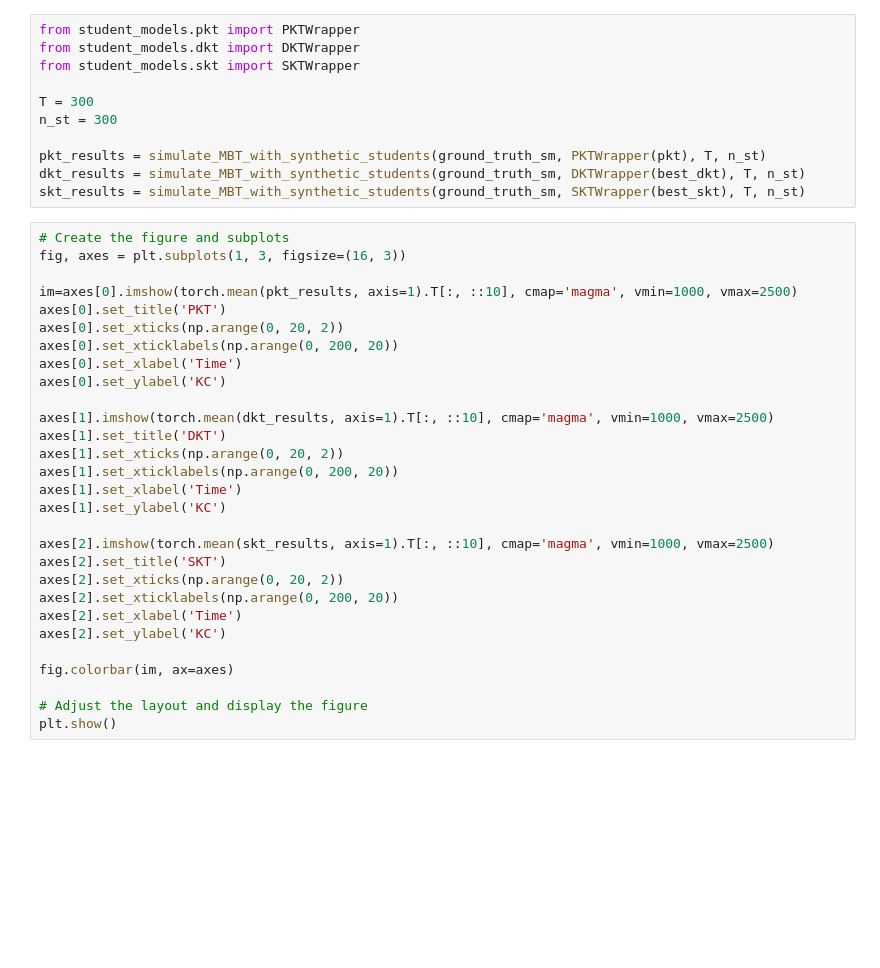
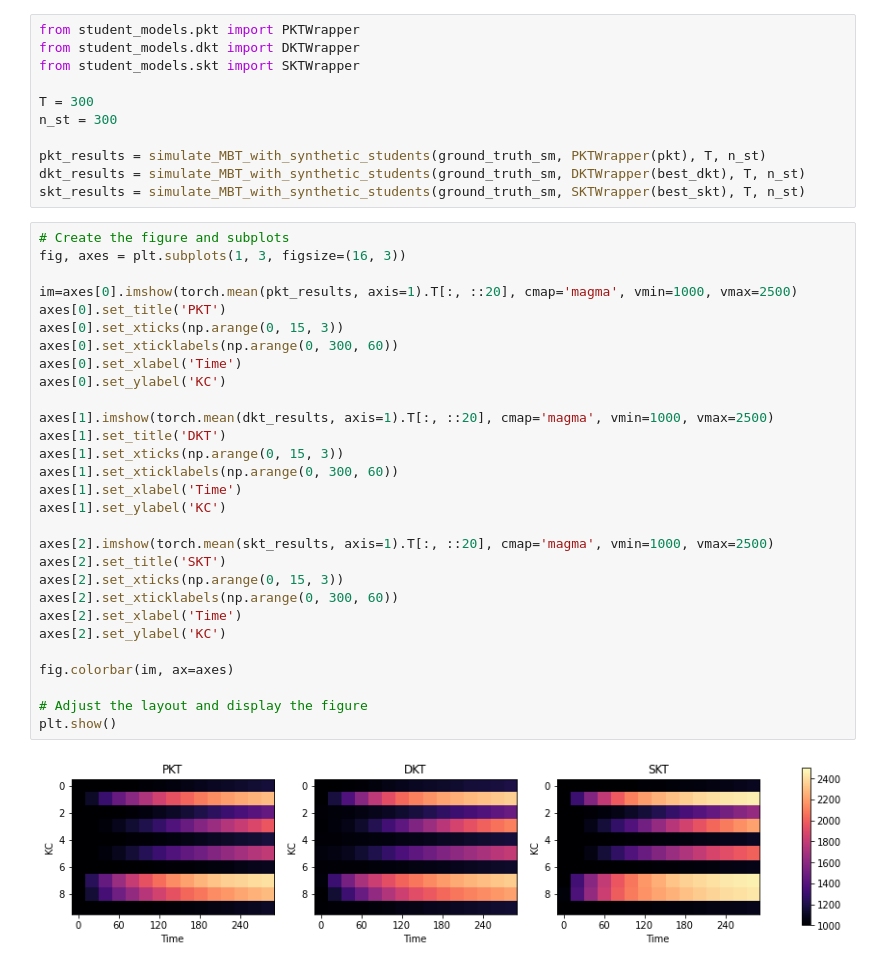
Before and after one commit to sino7/KS-discovery-for-ITS, a Jupyter notebook: README.ipynb, the cells around one changed output. Drawn from its saved outputs; the diff is of its cells as text; blank space fills up the shorter version.

```diff
--- a/README.ipynb
+++ b/README.ipynb
@@ -483,29 +483,31 @@ skt_results = simulate_MBT_with_synthetic_students(ground_truth_sm, SKTWrapper(b
 # %%
 # Create the figure and subplots
 fig, axes = plt.subplots(1, 3, figsize=(16, 3))
 
-im=axes[0].imshow(torch.mean(pkt_results, axis=1).T[:, ::10], cmap='magma', vmin=1000, vmax=2500)
+im=axes[0].imshow(torch.mean(pkt_results, axis=1).T[:, ::20], cmap='magma', vmin=1000, vmax=2500)
 axes[0].set_title('PKT')
-axes[0].set_xticks(np.arange(0, 20, 2))
-axes[0].set_xticklabels(np.arange(0, 200, 20))
+axes[0].set_xticks(np.arange(0, 15, 3))
+axes[0].set_xticklabels(np.arange(0, 300, 60))
 axes[0].set_xlabel('Time')
 axes[0].set_ylabel('KC')
 
-axes[1].imshow(torch.mean(dkt_results, axis=1).T[:, ::10], cmap='magma', vmin=1000, vmax=2500)
+axes[1].imshow(torch.mean(dkt_results, axis=1).T[:, ::20], cmap='magma', vmin=1000, vmax=2500)
 axes[1].set_title('DKT')
-axes[1].set_xticks(np.arange(0, 20, 2))
-axes[1].set_xticklabels(np.arange(0, 200, 20))
+axes[1].set_xticks(np.arange(0, 15, 3))
+axes[1].set_xticklabels(np.arange(0, 300, 60))
 axes[1].set_xlabel('Time')
 axes[1].set_ylabel('KC')
 
-axes[2].imshow(torch.mean(skt_results, axis=1).T[:, ::10], cmap='magma', vmin=1000, vmax=2500)
+axes[2].imshow(torch.mean(skt_results, axis=1).T[:, ::20], cmap='magma', vmin=1000, vmax=2500)
 axes[2].set_title('SKT')
-axes[2].set_xticks(np.arange(0, 20, 2))
-axes[2].set_xticklabels(np.arange(0, 200, 20))
+axes[2].set_xticks(np.arange(0, 15, 3))
+axes[2].set_xticklabels(np.arange(0, 300, 60))
 axes[2].set_xlabel('Time')
 axes[2].set_ylabel('KC')
 
 fig.colorbar(im, ax=axes)
 
 # Adjust the layout and display the figure
 plt.show()
+# %% [output]
+[figure, added]
```
Also changed, not shown: parts of 6 cells of this notebook, 1 other file.
